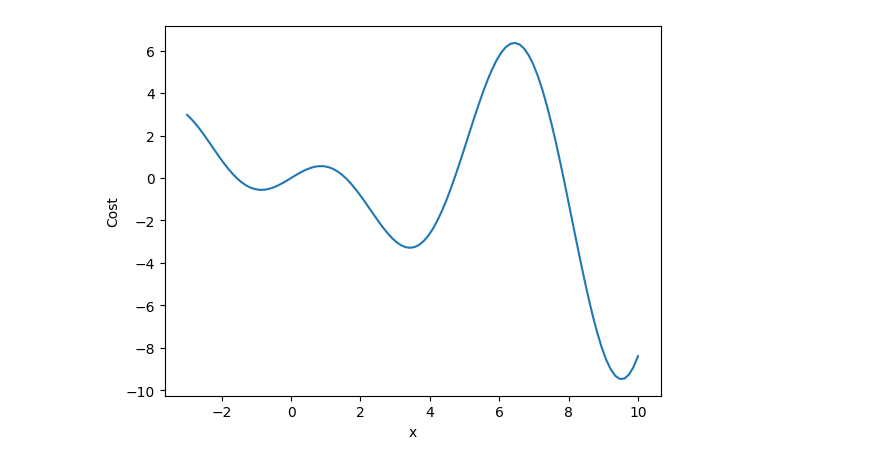
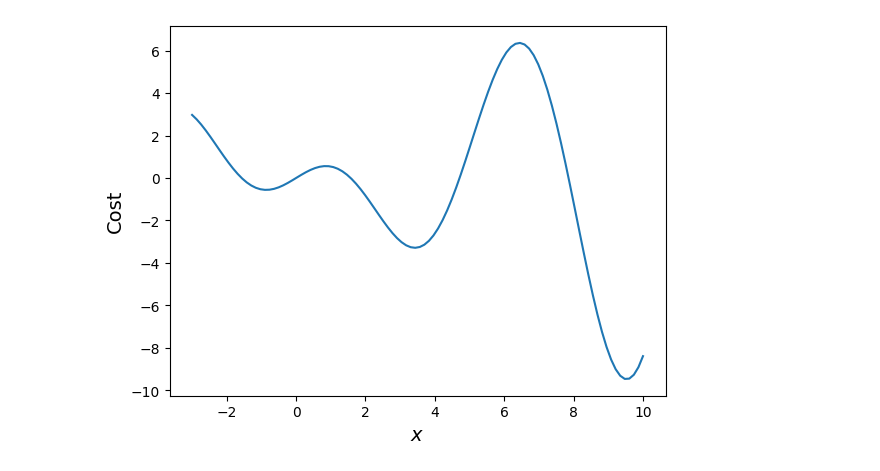
Before and after one commit to pmccarthy3901/posesolving, a Jupyter notebook: demos/local_minima_example.ipynb, the cells around one changed output. Drawn from its saved outputs; the diff is of its cells as text; code cells hidden in the pictures.

```diff
--- a/demos/local_minima_example.ipynb
+++ b/demos/local_minima_example.ipynb
@@ -7,8 +10,8 @@ xs = np.linspace(-3,10,100)
 ys = xs * np.cos(xs)
 # %%
 plt.plot(xs,ys)
-plt.ylabel("Cost")
-plt.xlabel("x")
+plt.ylabel("Cost", fontsize=14)
+plt.xlabel(r"$x$", fontsize=14)
 plt.savefig("report/figs/local_minima.png")
 # %% [output]
-[figure, old version]
+[figure, new version]
```
Also changed, not shown: parts of 1 cell of this notebook, 22 other files.
